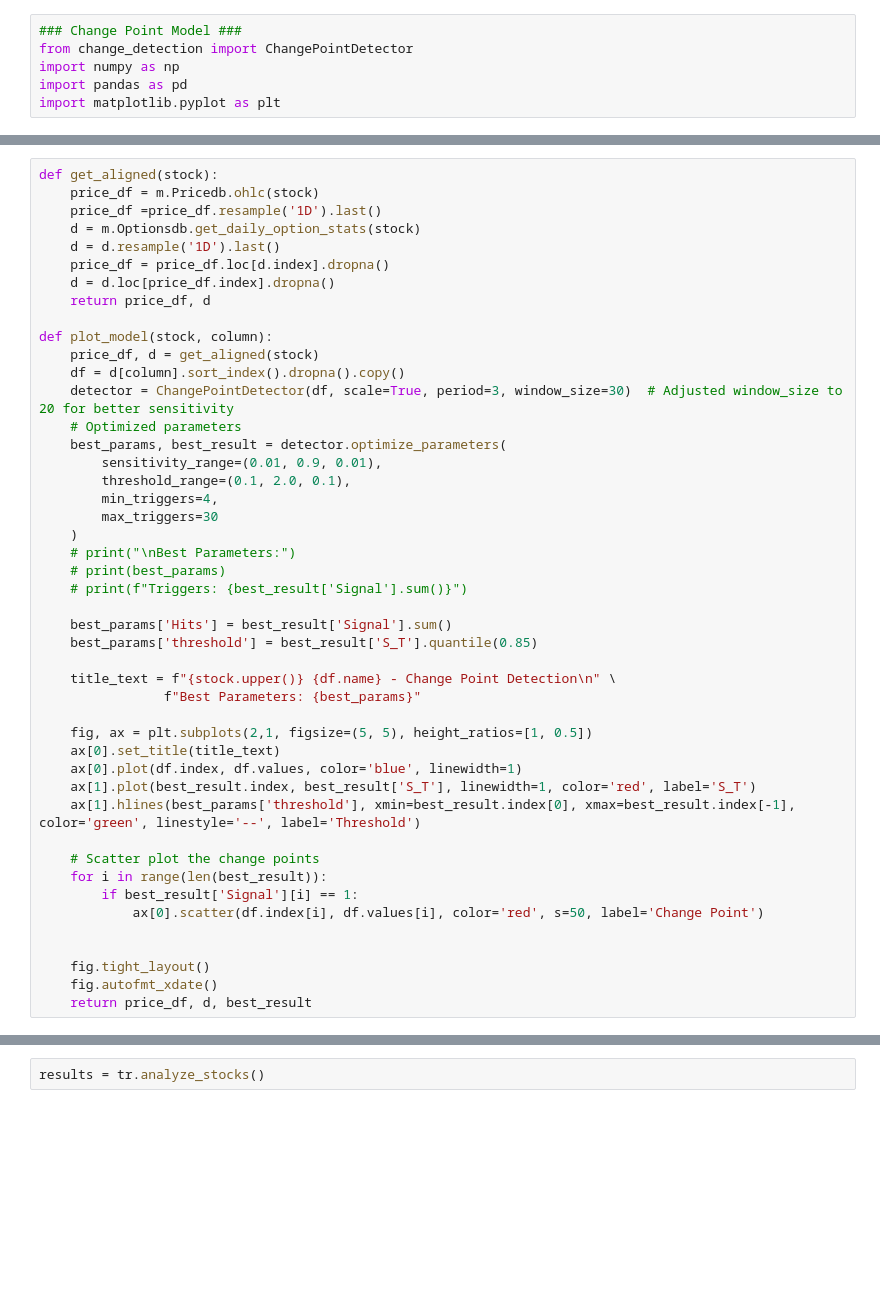
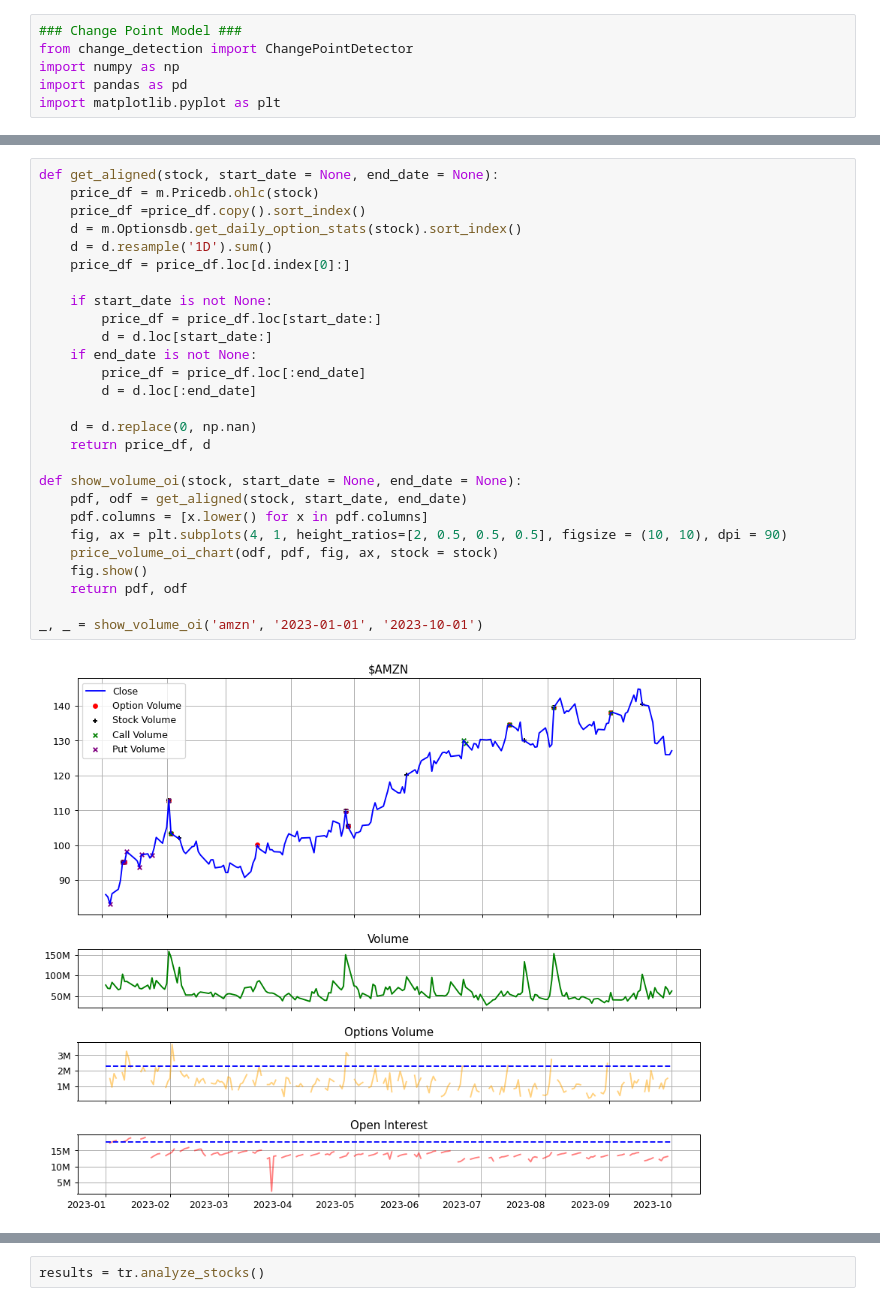
Before and after one commit to jach8/stock_watcher, a Jupyter notebook: models/trends/cd3.ipynb, the cells around one changed output, grey strips where cells are left out. Cells and saved outputs as stored; diff of their text form; blank space fills up the shorter version.

```diff
--- a/models/trends/cd3.ipynb
+++ b/models/trends/cd3.ipynb
@@ -22,49 +22,32 @@ from bin.utils.tools import pretty_print
 # %%
-def get_aligned(stock):
+def get_aligned(stock, start_date = None, end_date = None):
     price_df = m.Pricedb.ohlc(stock)
-    price_df =price_df.resample('1D').last()
-    d = m.Optionsdb.get_daily_option_stats(stock)
-    d = d.resample('1D').last()
-    price_df = price_df.loc[d.index].dropna()
-    d = d.loc[price_df.index].dropna()
+    price_df =price_df.copy().sort_index()
+    d = m.Optionsdb.get_daily_option_stats(stock).sort_index()
+    d = d.resample('1D').sum()
+    price_df = price_df.loc[d.index[0]:]
+
+    if start_date is not None:
+        price_df = price_df.loc[start_date:]
+        d = d.loc[start_date:]
+    if end_date is not None:
+        price_df = price_df.loc[:end_date]
+        d = d.loc[:end_date]
+
+    d = d.replace(0, np.nan)
     return price_df, d
 
-def plot_model(stock, column):
-    price_df, d = get_aligned(stock)
-    df = d[column].sort_index().dropna().copy()
-    detector = ChangePointDetector(df, scale=True, period=3, window_size=30)  # Adjusted window_size to 20 for better sensitivity
-    # Optimized parameters
-    best_params, best_result = detector.optimize_parameters(
-        sensitivity_range=(0.01, 0.9, 0.01),
-        threshold_range=(0.1, 2.0, 0.1),
-        min_triggers=4,
-        max_triggers=30
-    )
-    # print("\nBest Parameters:")
-    # print(best_params)
-    # print(f"Triggers: {best_result['Signal'].sum()}")
+def show_volume_oi(stock, start_date = None, end_date = None):
+    pdf, odf = get_aligned(stock, start_date, end_date)
+    pdf.columns = [x.lower() for x in pdf.columns]
+    fig, ax = plt.subplots(4, 1, height_ratios=[2, 0.5, 0.5, 0.5], figsize = (10, 10), dpi = 90)
+    price_volume_oi_chart(odf, pdf, fig, ax, stock = stock)
+    fig.show()
+    return pdf, odf
 
-    best_params['Hits'] = best_result['Signal'].sum()
-    best_params['threshold'] = best_result['S_T'].quantile(0.85)
-
-    title_text = f"{stock.upper()} {df.name} - Change Point Detection\n" \
-                f"Best Parameters: {best_params}"
-
-    fig, ax = plt.subplots(2,1, figsize=(5, 5), height_ratios=[1, 0.5])
-    ax[0].set_title(title_text)
-    ax[0].plot(df.index, df.values, color='blue', linewidth=1)
-    ax[1].plot(best_result.index, best_result['S_T'], linewidth=1, color='red', label='S_T')
-    ax[1].hlines(best_params['threshold'], xmin=best_result.index[0], xmax=best_result.index[-1], color='green', linestyle='--', label='Threshold')
-
-    # Scatter plot the change points
-    for i in range(len(best_result)):
-        if best_result['Signal'][i] == 1:
-            ax[0].scatter(df.index[i], df.values[i], color='red', s=50, label='Change Point')
-
-
-    fig.tight_layout()
-    fig.autofmt_xdate()
-    return price_df, d, best_result
+_, _ = show_volume_oi('amzn', '2023-01-01', '2023-10-01')
+# %% [output]
+[figure, added]
 # %%
 from trend_results import TResults
 tr = TResults(
```
Also changed, not shown: parts of 12 cells of this notebook, 10 other files.
